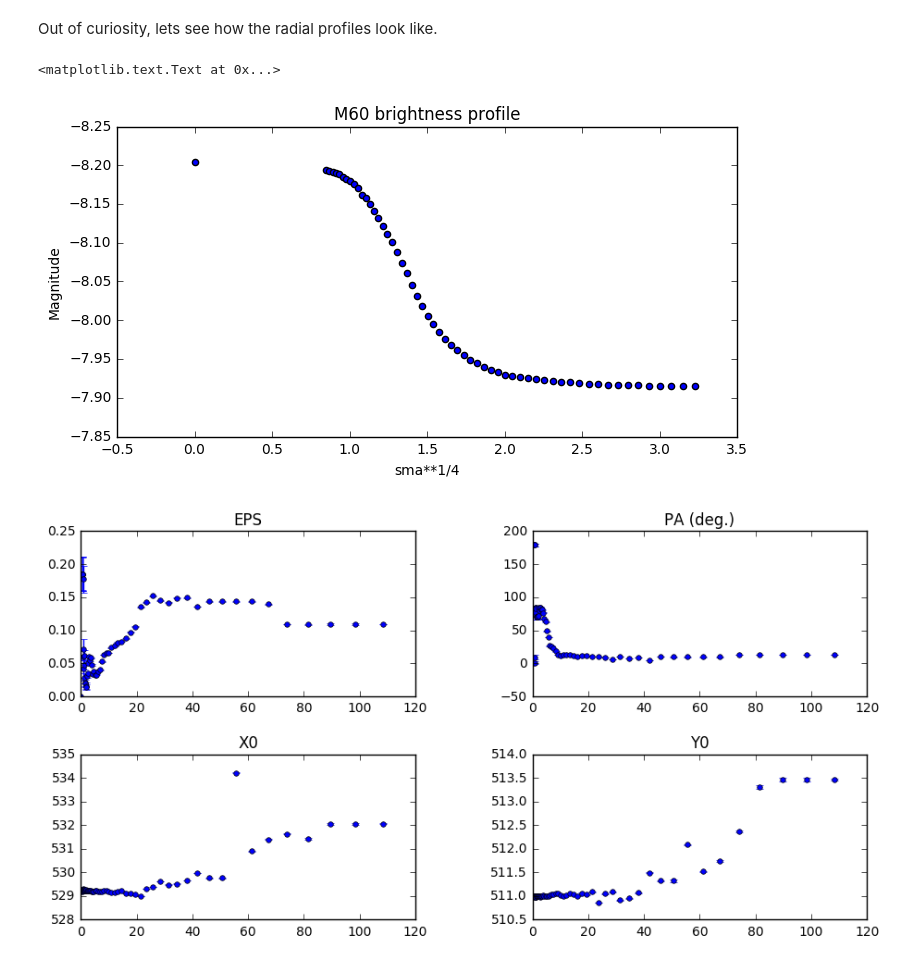
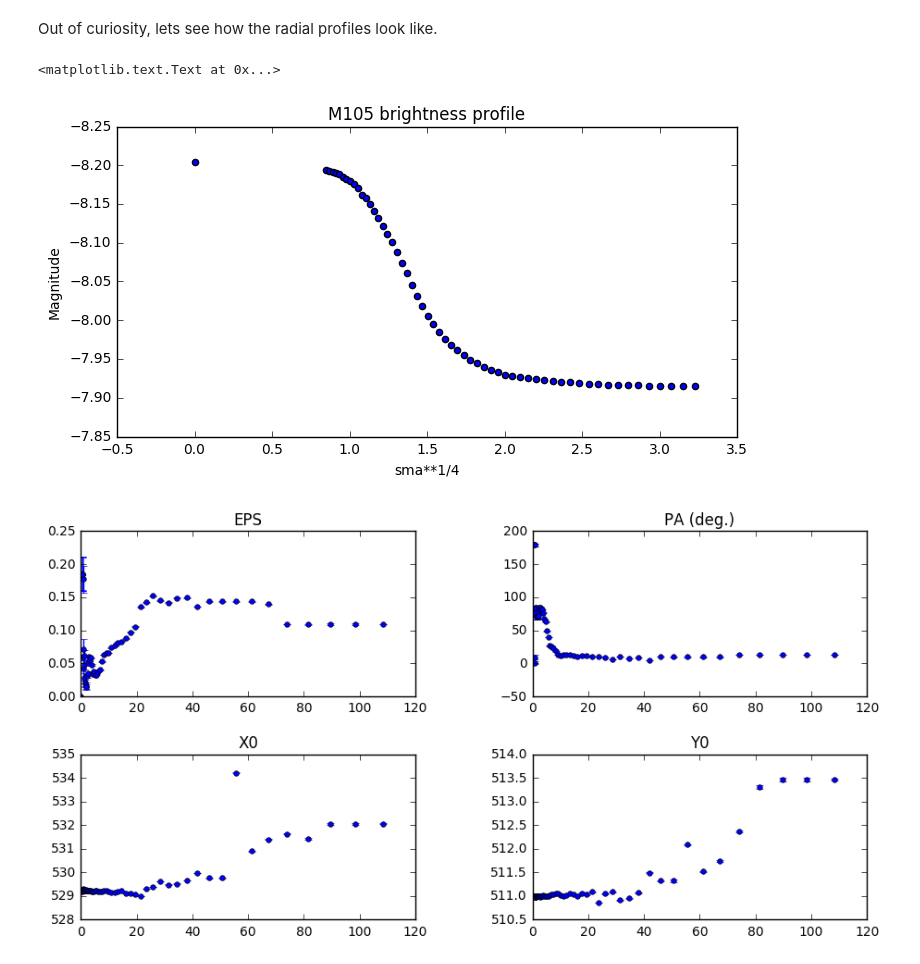
Before and after one commit to ibusko/isophote, a Jupyter notebook: docs/notebooks/example_model.ipynb, the cells around one changed output. Drawn from its saved outputs; the diff is of its cells as text; code cells hidden in the pictures.

```diff
--- a/docs/notebooks/example_model.ipynb
+++ b/docs/notebooks/example_model.ipynb
@@ -168,15 +177,15 @@ Out of curiosity, lets see how the radial profiles look like.
 # %%
 plt.figure(figsize=(8, 4))
 
 plt.scatter(isolist.sma**0.25, -2.5*np.log10(isolist.intens))
 
 plt.xlabel('sma**1/4')
 plt.ylabel('Magnitude')
 plt.gca().invert_yaxis()
-plt.title("M60 brightness profile")
+plt.title("M105 brightness profile")
 # %% [output]
 <matplotlib.text.Text at 0x...>
-[figure, old version]
+[figure, new version]
 # %%
 plt.figure(figsize=(10, 5))
 plt.figure(1)
```
Also changed, not shown: parts of 2 cells of this notebook.
